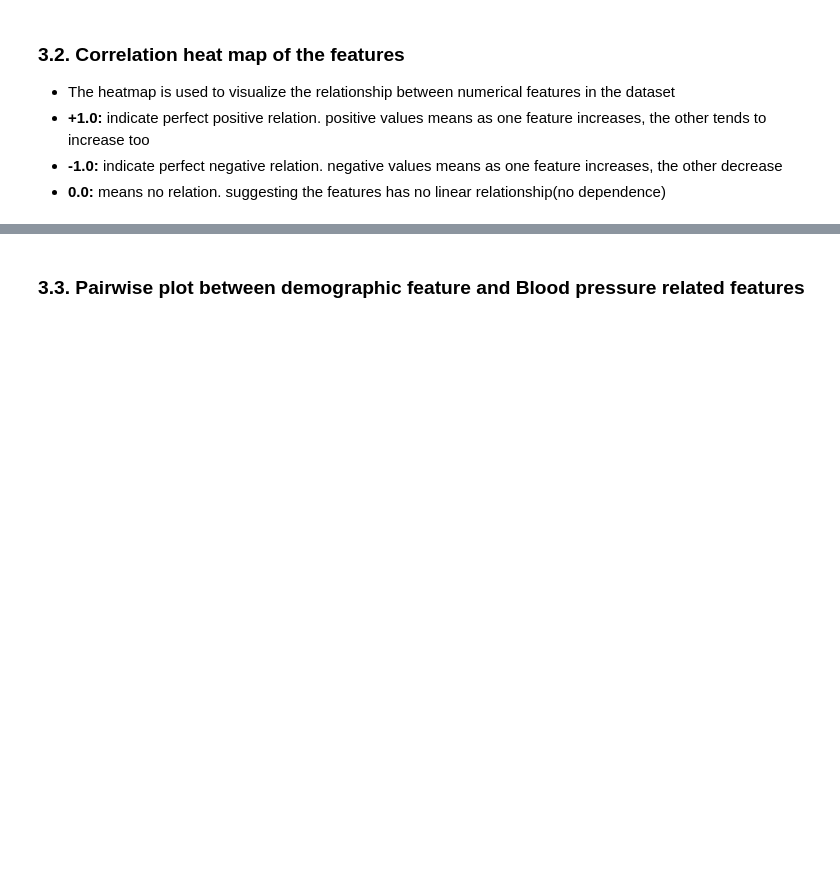
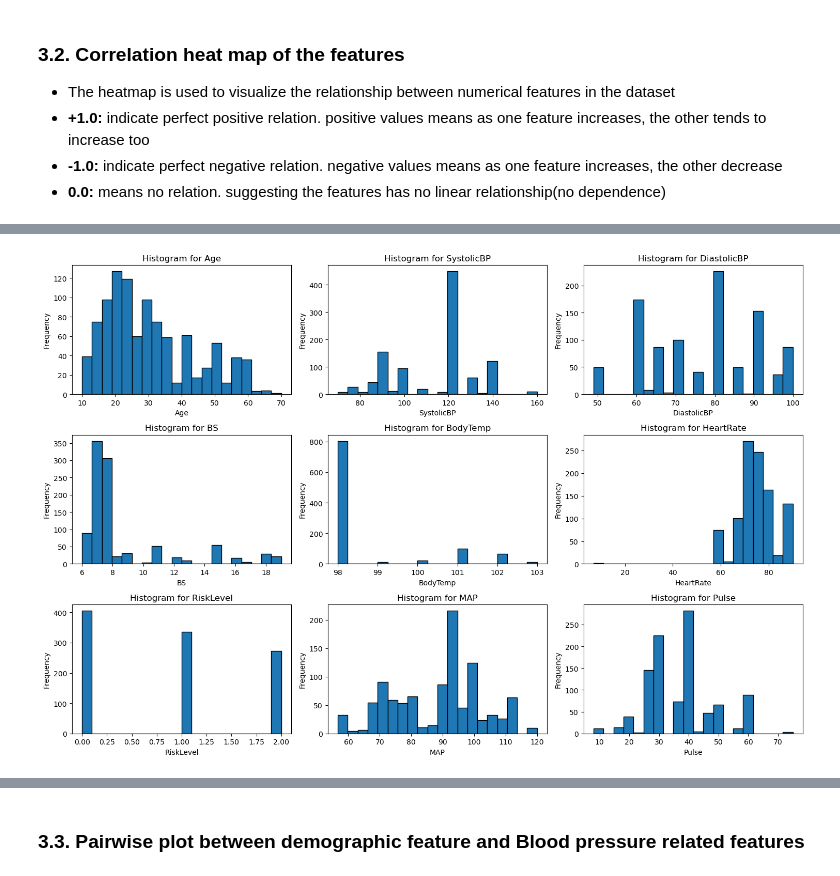
Before and after one commit to Maryannrichard/Maternal_health_research, a Jupyter notebook: MATERNAL_HEALTH_ML_CODE.ipynb, the cells around one changed output, grey strips where cells are left out. Drawn from its saved outputs; the diff is of its cells as text; code cells hidden in the pictures; blank space fills up the shorter version.

```diff
--- a/MATERNAL_HEALTH_ML_CODE.ipynb
+++ b/MATERNAL_HEALTH_ML_CODE.ipynb
@@ -283,0 +295,16 @@ plt.show();
+# %%
+# Visualize skewness using histogram for each numerical feature
+
+num_cols = df.select_dtypes(include='number').columns
+
+plt.figure(figsize=(15, 10))
+for i, column in enumerate(num_cols, 1):
+    plt.subplot(3, 3, i)
+    plt.hist(df[column].dropna(), bins=20, edgecolor='k')
+    plt.title(f'Histogram for {column}')
+    plt.xlabel(column)
+    plt.ylabel('Frequency')
+plt.tight_layout()
+plt.show()
+# %% [output]
+[figure, added]
```
Also changed, not shown: parts of 28 cells of this notebook.
